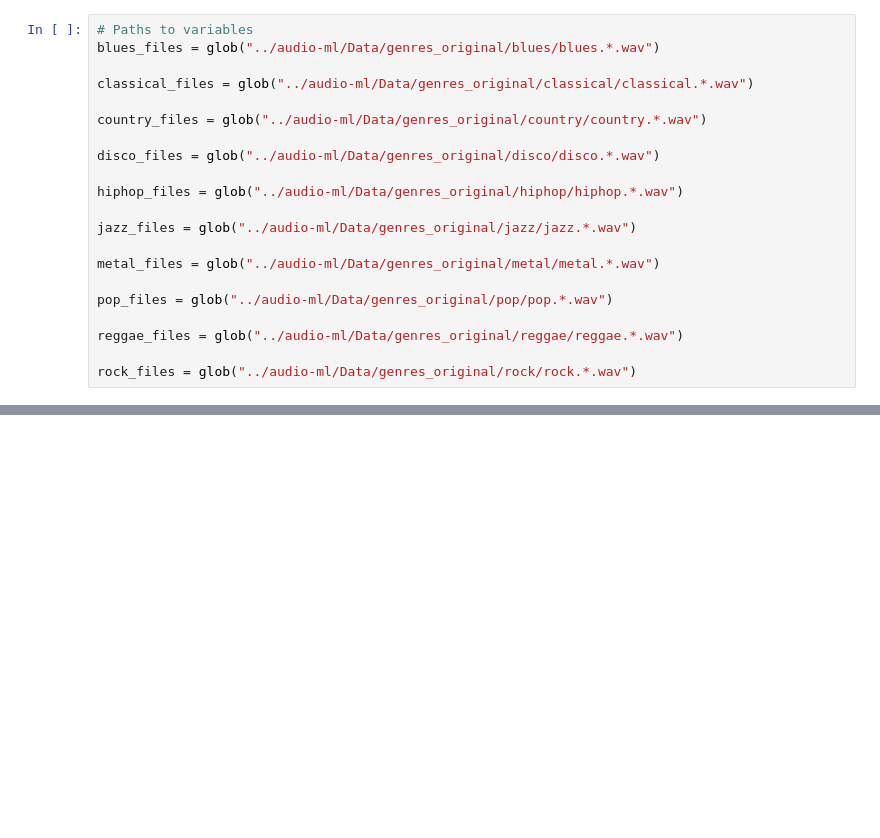
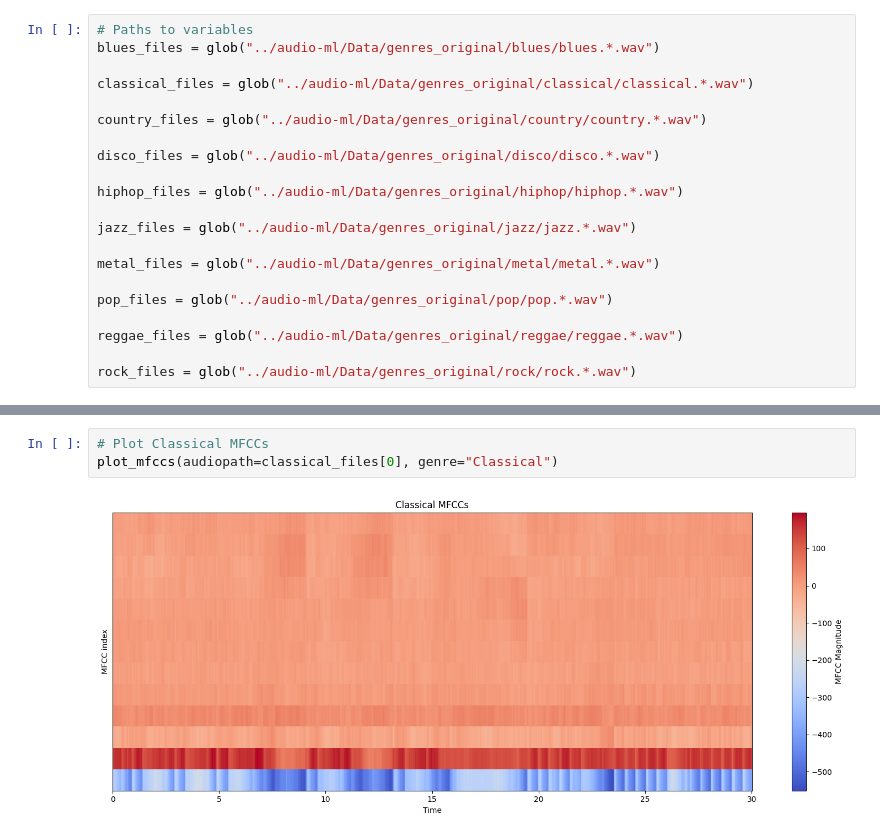
Before and after one commit to kelvin17-glitch/ML-Audio, a Jupyter notebook: audio-ml2.ipynb, the cells around one changed output, grey strips where cells are left out. Drawn from its saved outputs; the diff is of its cells as text; blank space fills up the shorter version.

```diff
--- a/audio-ml2.ipynb
+++ b/audio-ml2.ipynb
@@ -121,0 +206,5 @@ feat_pop
+# %%
+# Plot Classical MFCCs
+plot_mfccs(audiopath=classical_files[0], genre="Classical")
+# %% [output]
+[figure, added]
```
Also changed, not shown: parts of 13 cells of this notebook.
